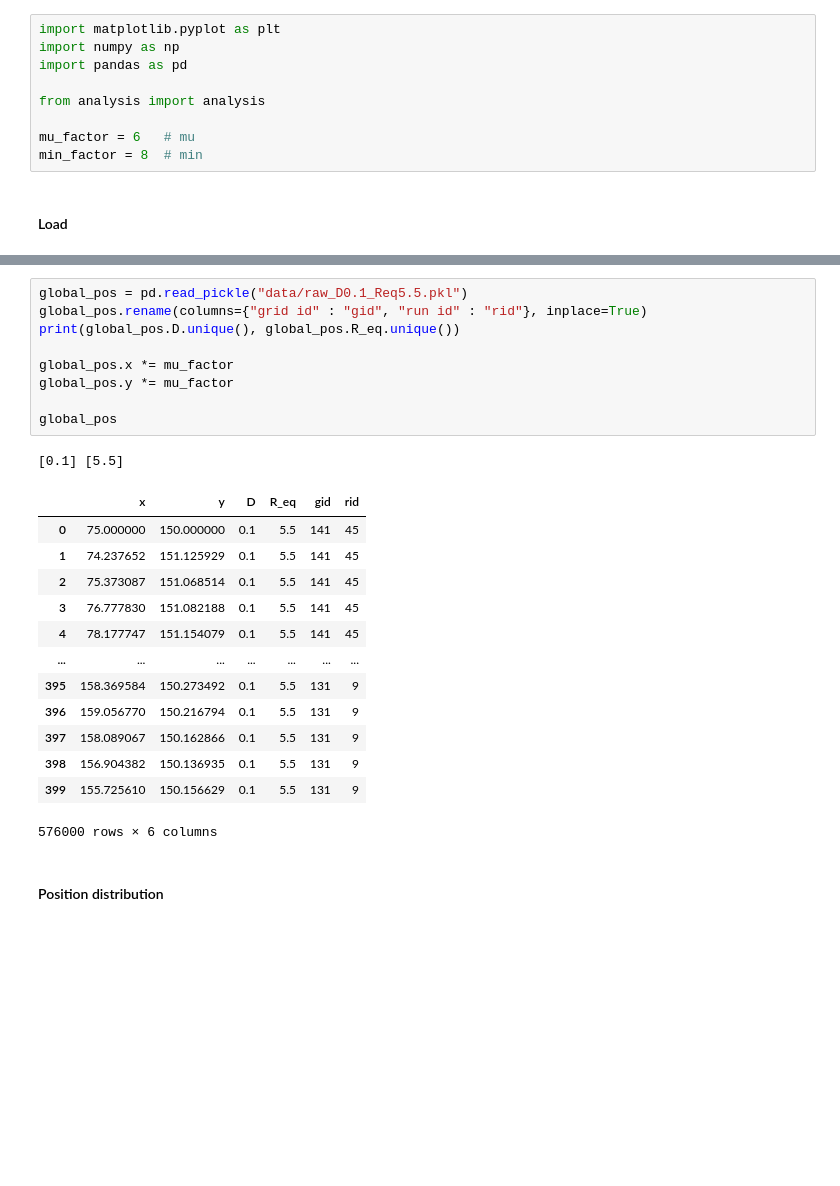
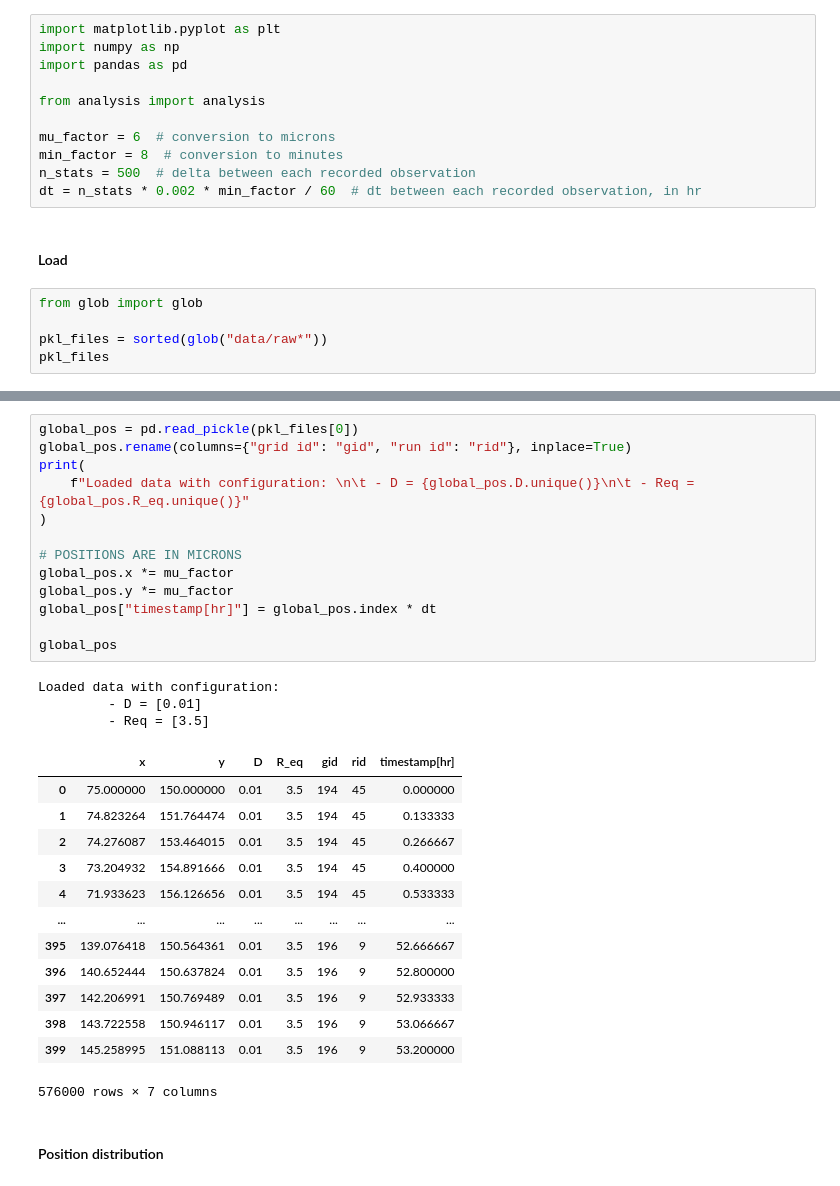
Before and after one commit to pedromzadeh/CCAM, a Jupyter notebook: driver/maps.ipynb, the cells around one changed output, grey strips where cells are left out. Drawn from its saved outputs; the diff is of its cells as text; blank space fills up the shorter version.

```diff
--- a/driver/maps.ipynb
+++ b/driver/maps.ipynb
@@ -7,7 +7,14 @@ import pandas as pd
 
 from analysis import analysis
 
-mu_factor = 6   # mu
-min_factor = 8  # min
+mu_factor = 6  # conversion to microns
+min_factor = 8  # conversion to minutes
+n_stats = 500  # delta between each recorded observation
+dt = n_stats * 0.002 * min_factor / 60  # dt between each recorded observation, in hr
 # %% [markdown]
 #### Load
+# %%
+from glob import glob
+
+pkl_files = sorted(glob("data/raw*"))
+pkl_files
@@ -14,26 +37,32 @@ min_factor = 8  # min
 # %%
-global_pos = pd.read_pickle("data/raw_D0.1_Req5.5.pkl")
-global_pos.rename(columns={"grid id" : "gid", "run id" : "rid"}, inplace=True)
-print(global_pos.D.unique(), global_pos.R_eq.unique())
+global_pos = pd.read_pickle(pkl_files[0])
+global_pos.rename(columns={"grid id": "gid", "run id": "rid"}, inplace=True)
+print(
+    f"Loaded data with configuration: \n\t - D = {global_pos.D.unique()}\n\t - Req = {global_pos.R_eq.unique()}"
+)
 
+# POSITIONS ARE IN MICRONS
 global_pos.x *= mu_factor
 global_pos.y *= mu_factor
+global_pos["timestamp[hr]"] = global_pos.index * dt
 
 global_pos
 # %% [output]
-[0.1] [5.5]
+Loaded data with configuration:
+         - D = [0.01]
+         - Req = [3.5]
-|  | x | y | D | R_eq | gid | rid |
-| 0 | 75.000000 | 150.000000 | 0.1 | 5.5 | 141 | 45 |
-| 1 | 74.237652 | 151.125929 | 0.1 | 5.5 | 141 | 45 |
-| 2 | 75.373087 | 151.068514 | 0.1 | 5.5 | 141 | 45 |
-| 3 | 76.777830 | 151.082188 | 0.1 | 5.5 | 141 | 45 |
-| 4 | 78.177747 | 151.154079 | 0.1 | 5.5 | 141 | 45 |
-| ... | ... | ... | ... | ... | ... | ... |
-| 395 | 158.369584 | 150.273492 | 0.1 | 5.5 | 131 | 9 |
-| 396 | 159.056770 | 150.216794 | 0.1 | 5.5 | 131 | 9 |
-| 397 | 158.089067 | 150.162866 | 0.1 | 5.5 | 131 | 9 |
-| 398 | 156.904382 | 150.136935 | 0.1 | 5.5 | 131 | 9 |
-| 399 | 155.725610 | 150.156629 | 0.1 | 5.5 | 131 | 9 |
+|  | x | y | D | R_eq | gid | rid | timestamp[hr] |
+| 0 | 75.000000 | 150.000000 | 0.01 | 3.5 | 194 | 45 | 0.000000 |
+| 1 | 74.823264 | 151.764474 | 0.01 | 3.5 | 194 | 45 | 0.133333 |
+| 2 | 74.276087 | 153.464015 | 0.01 | 3.5 | 194 | 45 | 0.266667 |
+| 3 | 73.204932 | 154.891666 | 0.01 | 3.5 | 194 | 45 | 0.400000 |
+| 4 | 71.933623 | 156.126656 | 0.01 | 3.5 | 194 | 45 | 0.533333 |
+| ... | ... | ... | ... | ... | ... | ... | ... |
+| 395 | 139.076418 | 150.564361 | 0.01 | 3.5 | 196 | 9 | 52.666667 |
+| 396 | 140.652444 | 150.637824 | 0.01 | 3.5 | 196 | 9 | 52.800000 |
+| 397 | 142.206991 | 150.769489 | 0.01 | 3.5 | 196 | 9 | 52.933333 |
+| 398 | 143.722558 | 150.946117 | 0.01 | 3.5 | 196 | 9 | 53.066667 |
+| 399 | 145.258995 | 151.088113 | 0.01 | 3.5 | 196 | 9 | 53.200000 |
-576000 rows × 6 columns
+576000 rows × 7 columns
 # %% [markdown]
 #### Position distribution
```
Also changed, not shown: parts of 14 cells of this notebook.
